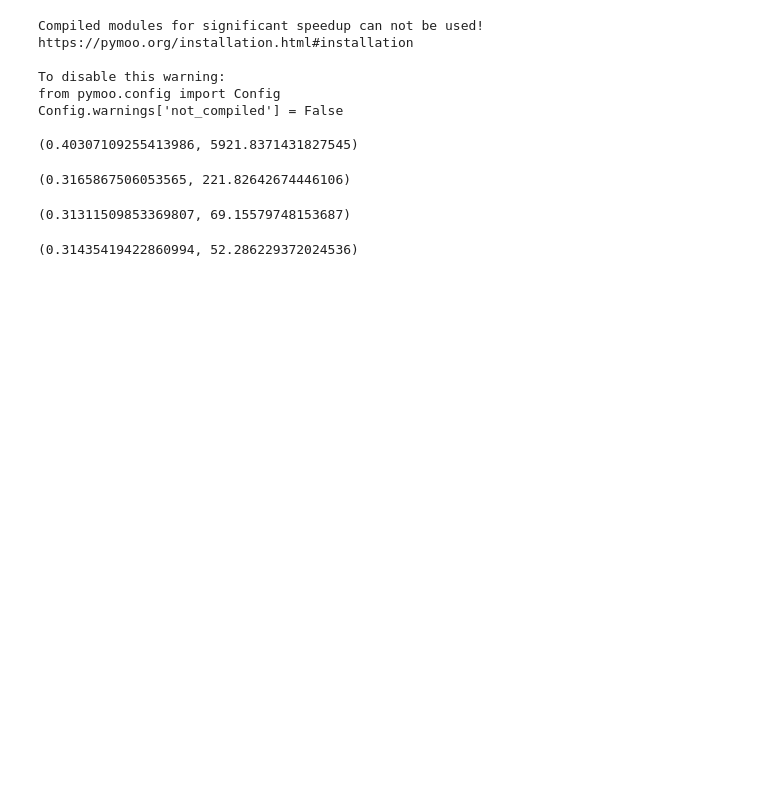
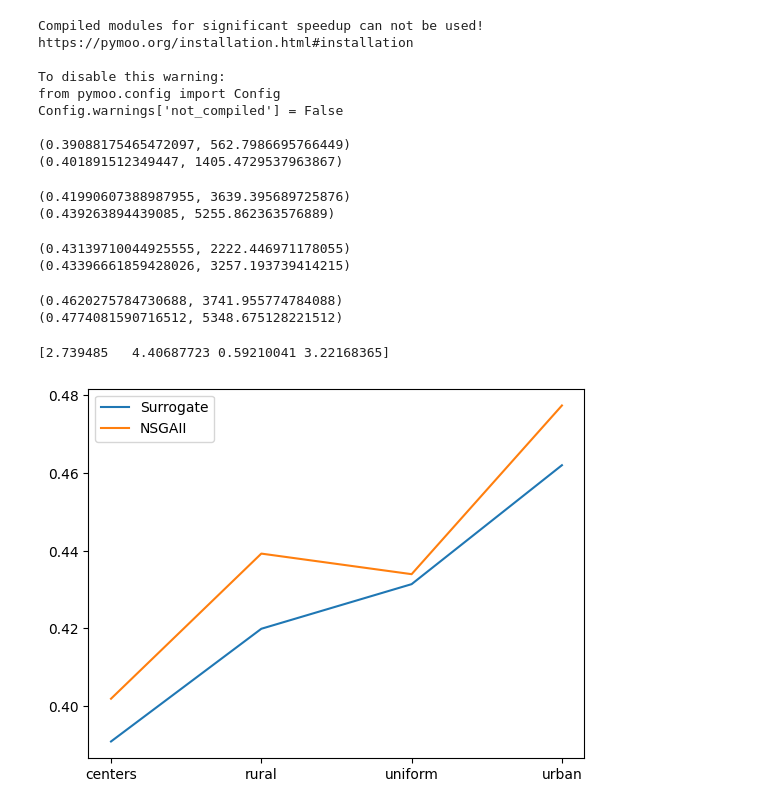
Before and after one commit to trongducKT/SMOGP_Dynamic_VNF, a Jupyter notebook: cal_hv_result.ipynb, the cells around one changed output. Saved outputs shown, nothing was run; the diff lists cells and outputs as text; code cells hidden in the pictures; blank space fills up the shorter version.

```diff
--- a/cal_hv_result.ipynb
+++ b/cal_hv_result.ipynb
@@ -33,7 +33,8 @@ def cal_algorithms(data_set):
     # print(name_data, surrogate_hv, NSGAII_hv, MOEAD_hv, SPEA_hv)
     return name_data, surrogate_hv, NSGAII_hv, MOEAD_hv, SPEA_hv
 # %%
-print(cal(r"Test_result\Surrogate\14_03_2024_conus_centers_easy_s3.json"))
+print(cal(r"Test_result\Surrogate\17_03_2024_conus_centers_noob_s3.json"))
+print(cal(r"Test_result\NSGAII\17_03_2024_conus_centers_noob_s3 (1).json"))
 # %% [output]
 Compiled modules for significant speedup can not be used!
 https://pymoo.org/installation.html#installation
@@ -42,19 +43,47 @@ To disable this warning:
 from pymoo.config import Config
 Config.warnings['not_compiled'] = False
 
-(0.40307109255413986, 5921.8371431827545)
+(0.39088175465472097, 562.7986695766449)
+(0.401891512349447, 1405.4729537963867)
 # %%
-print(cal(r"Test_result\NSGAII\16_03_2024_nsf_urban_noob_s3.json"))
+print(cal(r"Test_result\Surrogate\17_03_2024_conus_rural_noob_s3.json"))
+print(cal(r"Test_result\NSGAII\17_03_2024_conus_rural_noob_s3 (1).json"))
 # %% [output]
-(0.3165867506053565, 221.82642674446106)
+(0.41990607388987955, 3639.395689725876)
+(0.439263894439085, 5255.862363576889)
 # %%
-print(cal(r"Test_result\Surrogate\16_03_2024_nsf_urban_noob_s3.json"))
+print(cal(r"Test_result\Surrogate\17_03_2024_conus_uniform_noob_s3.json"))
+print(cal(r"Test_result\NSGAII\17_03_2024_conus_uniform_noob_s3 (1).json"))
 # %% [output]
-(0.31311509853369807, 69.15579748153687)
+(0.43139710044925555, 2222.446971178055)
+(0.43396661859428026, 3257.193739414215)
 # %%
-print(cal(r"Test_result\Surrogate\16_remove.json"))
+print(cal(r"Test_result\Surrogate\17_03_2024_conus_urban_noob_s3.json"))
+print(cal(r"Test_result\NSGAII\17_03_2024_conus_urban_noob_s3 (1).json"))
 # %% [output]
-(0.31435419422860994, 52.286229372024536)
+(0.4620275784730688, 3741.955774784088)
+(0.4774081590716512, 5348.675128221512)
+# %%
+import matplotlib.pyplot as plt
+surrogate = []
+nsgaii = []
+surrogate.append(cal(r"Test_result\Surrogate\17_03_2024_conus_centers_noob_s3.json")[0])
+nsgaii.append(cal(r"Test_result\NSGAII\17_03_2024_conus_centers_noob_s3 (1).json")[0])
+surrogate.append(cal(r"Test_result\Surrogate\17_03_2024_conus_rural_noob_s3.json")[0])
+nsgaii.append(cal(r"Test_result\NSGAII\17_03_2024_conus_rural_noob_s3 (1).json")[0])
+surrogate.append(cal(r"Test_result\Surrogate\17_03_2024_conus_uniform_noob_s3.json")[0])
+nsgaii.append(cal(r"Test_result\NSGAII\17_03_2024_conus_uniform_noob_s3 (1).json")[0])
+surrogate.append(cal(r"Test_result\Surrogate\17_03_2024_conus_urban_noob_s3.json")[0])
+nsgaii.append(cal(r"Test_result\NSGAII\17_03_2024_conus_urban_noob_s3 (1).json")[0])
+x = ["centers", "rural", "uniform", "urban"]
+plt.plot(x, surrogate, label="Surrogate")
+plt.plot(x, nsgaii, label="NSGAII")
+plt.legend()
+
+print((np.array(nsgaii)-np.array(surrogate))/np.array(nsgaii)*100)
+# %% [output]
+[2.739485   4.40687723 0.59210041 3.22168365]
+[figure, added]
 # %%
 def hv_over_generation(path_name, gen_num):
     with open(path_name, 'r') as f:
```
Also changed, not shown: parts of 3 cells of this notebook, 47 other files.
